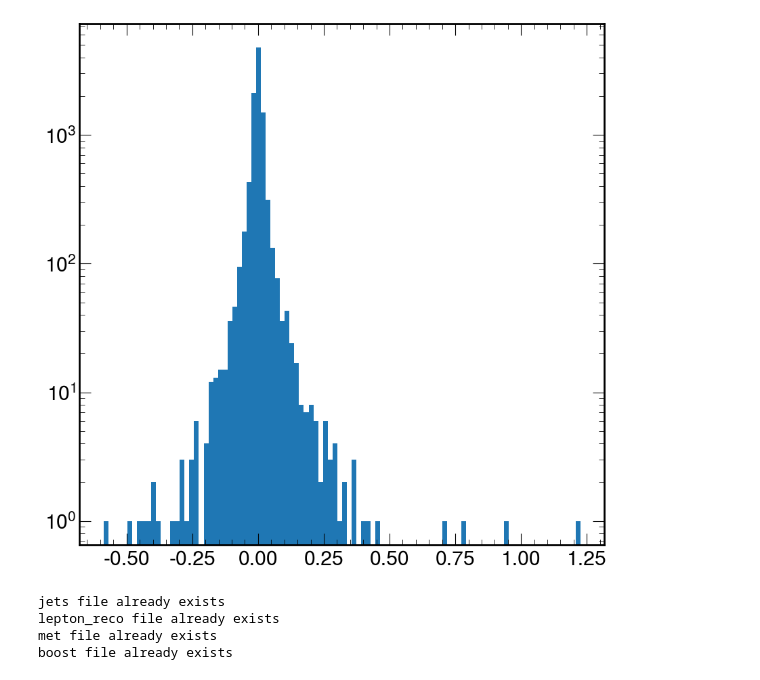
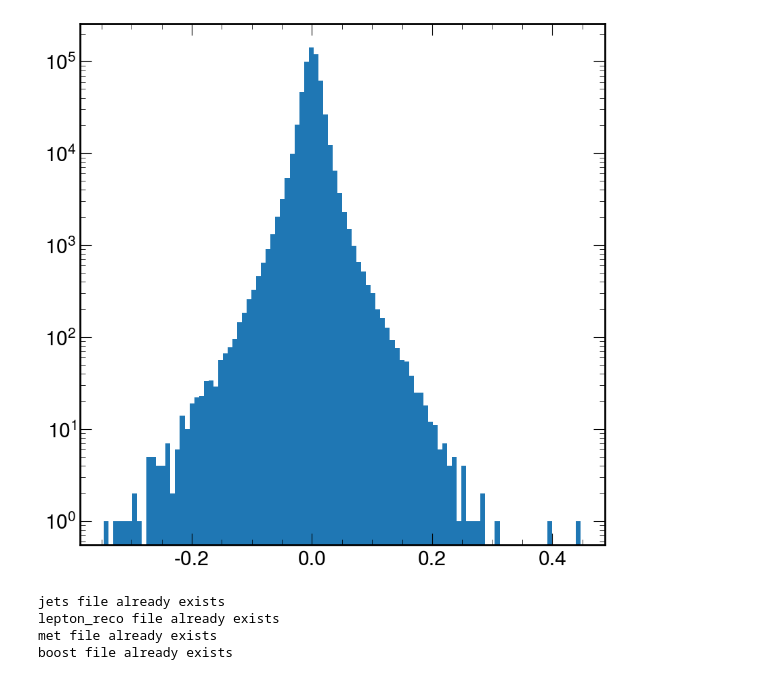
Before and after one commit to valsdav/MEMFlow, a Jupyter notebook: memflow/read_data/TestDatasetLoader.ipynb, the cells around one changed output. Saved outputs shown, nothing was run; the diff lists cells and outputs as text; code cells hidden in the pictures.

Commit message:
Add gluon_ISR in data_intermediate

```diff
--- a/memflow/read_data/TestDatasetLoader.ipynb
+++ b/memflow/read_data/TestDatasetLoader.ipynb
@@ -79,14 +74,15 @@ tensor([[ 5.3526e+02,  5.6142e-03,  5.0778e-03, -1.3837e-02],
 # %%
-higgs = data_for_dataloader_Parton.get_Higgs_notFromDecay()
+higgs = data_for_dataloader_Parton.higgs_boosted
 thad = data_for_dataloader_Parton.get_top_hadronic()
 tlep = data_for_dataloader_Parton.get_top_leptonic()
+gluon_ISR = data_for_dataloader_Parton.gluon_ISR
 
 # Mass from hisst/thad/tlep
-final_state = higgs + thad + tlep
+final_state = higgs + thad + tlep + gluon_ISR
 final_state_mass = ak.to_numpy(final_state.tau)
 
 # Mass from first 2 gluons
-initial_state = data_for_dataloader_Parton.get_incoming_particles()
+initial_state = data_for_dataloader_Parton.boost
 initial_state_mass = ak.to_numpy(initial_state.mass)
 # %%
 print(mass_incoming - initial_state_mass[:batch_size])
@@ -102,8 +100,8 @@ plt.yscale("log")
 # %%
-plt.hist(mass_incoming - final_mass_cartesian[:batch_size], bins=100)
+plt.hist(initial_state_mass - final_state_mass, bins=100)
 plt.yscale("log")
 # %% [output]
-[figure, old version]
+[figure, new version]
 # %%
 data_for_dataloader_Reco = Dataset_RecoLevel("../../../dataset_1/only_v6/")
 batch_size = 64
```
Also changed, not shown: parts of 7 cells of this notebook, 1 other file.
